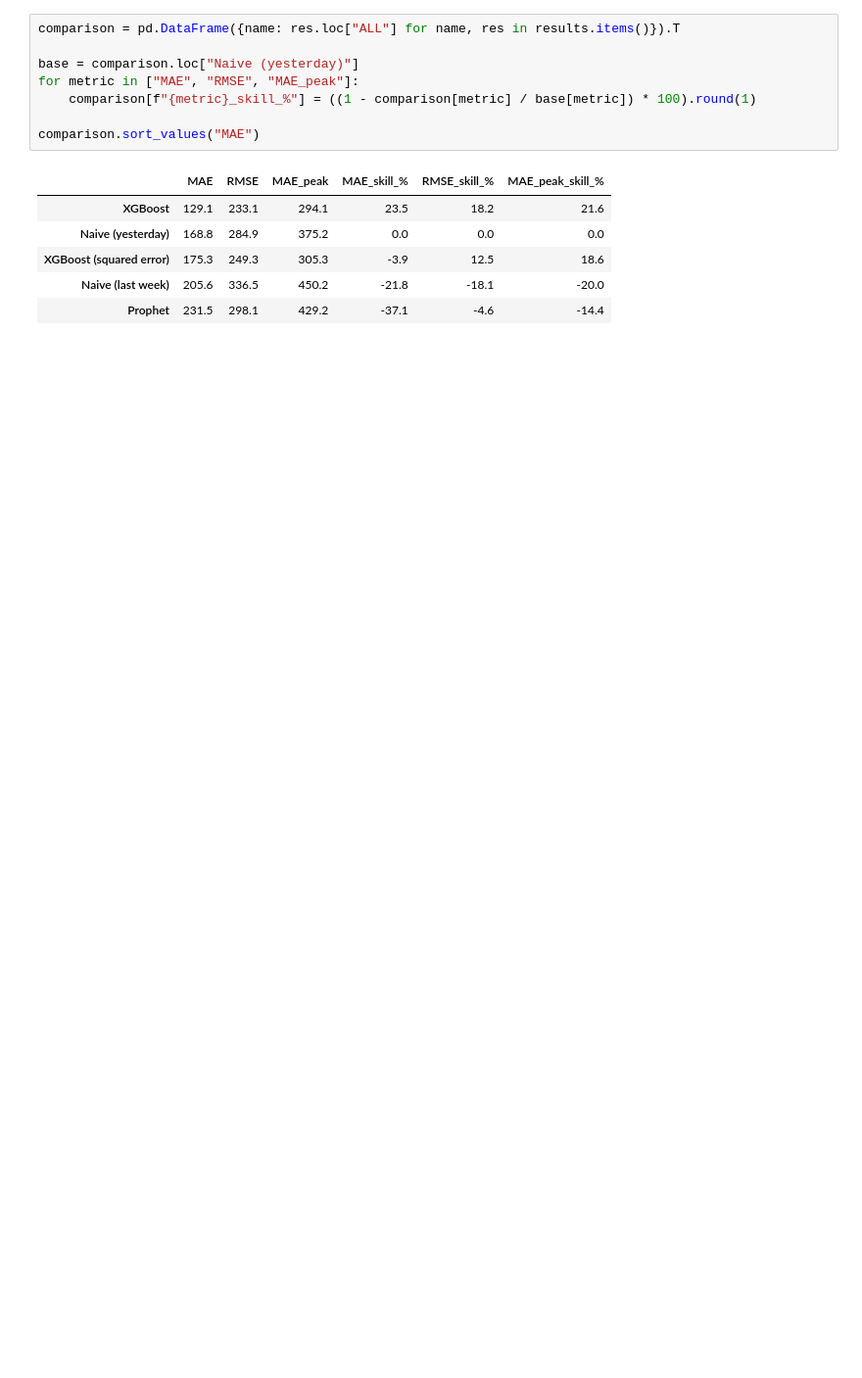
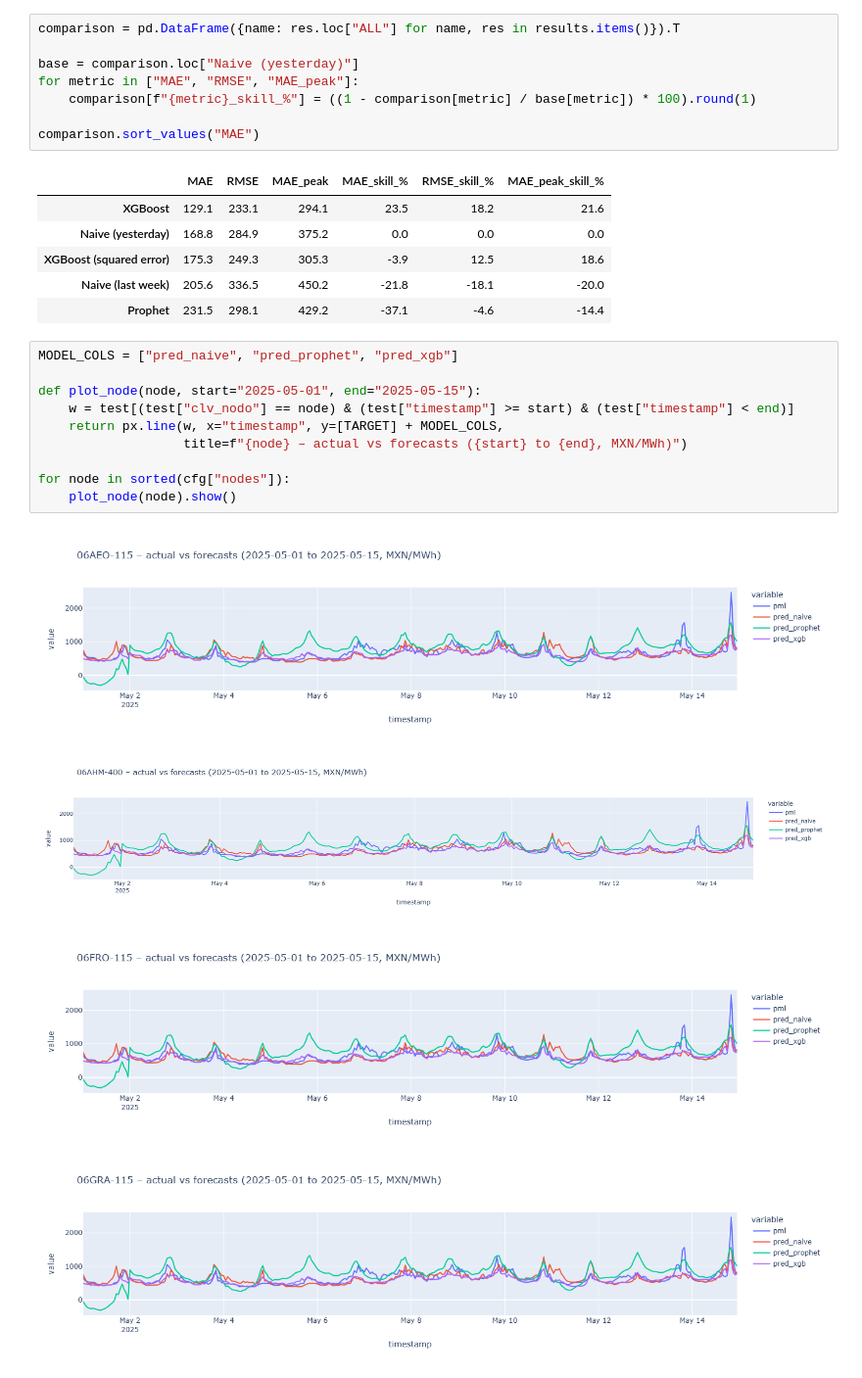
Before and after one commit to zyangarduno/CENACE-CHALLENGE, a Jupyter notebook: notebooks/03_modeling.ipynb, the cells around one changed output. Shown at 98% size. Saved outputs shown, nothing was run; the diff lists cells and outputs as text; blank space fills up the shorter version.

Commit message:
Dashboard creation
prophet finished and dashboard creation

```diff
--- a/notebooks/03_modeling.ipynb
+++ b/notebooks/03_modeling.ipynb
@@ -601,3 +604,18 @@ comparison.sort_values("MAE")
 | XGBoost (squared error) | 175.3 | 249.3 | 305.3 | -3.9 | 12.5 | 18.6 |
 | Naive (last week) | 205.6 | 336.5 | 450.2 | -21.8 | -18.1 | -20.0 |
 | Prophet | 231.5 | 298.1 | 429.2 | -37.1 | -4.6 | -14.4 |
+# %%
+MODEL_COLS = ["pred_naive", "pred_prophet", "pred_xgb"]
+
+def plot_node(node, start="2025-05-01", end="2025-05-15"):
+    w = test[(test["clv_nodo"] == node) & (test["timestamp"] >= start) & (test["timestamp"] < end)]
+    return px.line(w, x="timestamp", y=[TARGET] + MODEL_COLS,
+                   title=f"{node} – actual vs forecasts ({start} to {end}, MXN/MWh)")
+
+for node in sorted(cfg["nodes"]):
+    plot_node(node).show()
+# %% [output]
+[figure, added]
+[figure, added]
+[figure, added]
+[figure, added]
```
Also changed, not shown: parts of 11 cells of this notebook, 2 other files.
